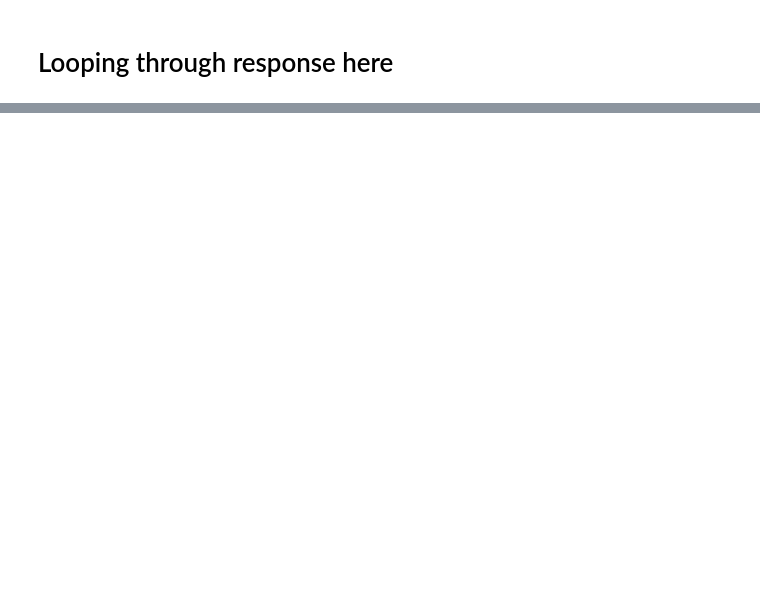
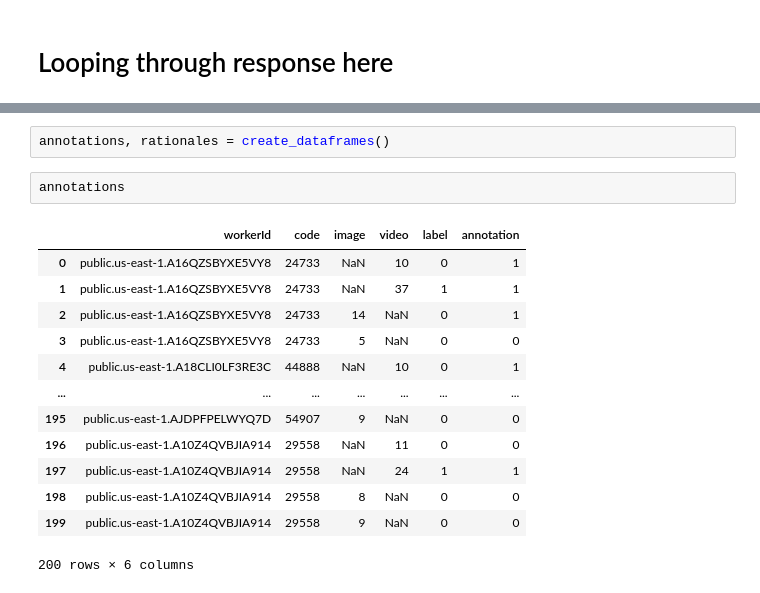
Before and after one commit to suhasdara/Deepfake-Detection, a Jupyter notebook: analysis.ipynb, the cells around one changed output, grey strips where cells are left out. Saved outputs shown, nothing was run; the diff lists cells and outputs as text; blank space fills up the shorter version.

```diff
--- a/analysis.ipynb
+++ b/analysis.ipynb
@@ -110,0 +134,18 @@ print(worker_dictionary)
+# %%
+annotations, rationales = create_dataframes()
+# %%
+annotations
+# %% [output]
+|  | workerId | code | image | video | label | annotation |
+| 0 | public.us-east-1.A16QZSBYXE5VY8 | 24733 | NaN | 10 | 0 | 1 |
+| 1 | public.us-east-1.A16QZSBYXE5VY8 | 24733 | NaN | 37 | 1 | 1 |
+| 2 | public.us-east-1.A16QZSBYXE5VY8 | 24733 | 14 | NaN | 0 | 1 |
+| 3 | public.us-east-1.A16QZSBYXE5VY8 | 24733 | 5 | NaN | 0 | 0 |
+| 4 | public.us-east-1.A18CLI0LF3RE3C | 44888 | NaN | 10 | 0 | 1 |
+| ... | ... | ... | ... | ... | ... | ... |
+| 195 | public.us-east-1.AJDPFPELWYQ7D | 54907 | 9 | NaN | 0 | 0 |
+| 196 | public.us-east-1.A10Z4QVBJIA914 | 29558 | NaN | 11 | 0 | 0 |
+| 197 | public.us-east-1.A10Z4QVBJIA914 | 29558 | NaN | 24 | 1 | 1 |
+| 198 | public.us-east-1.A10Z4QVBJIA914 | 29558 | 8 | NaN | 0 | 0 |
+| 199 | public.us-east-1.A10Z4QVBJIA914 | 29558 | 9 | NaN | 0 | 0 |
+200 rows × 6 columns
```
Also changed, not shown: parts of 17 cells of this notebook, 14 other files.
